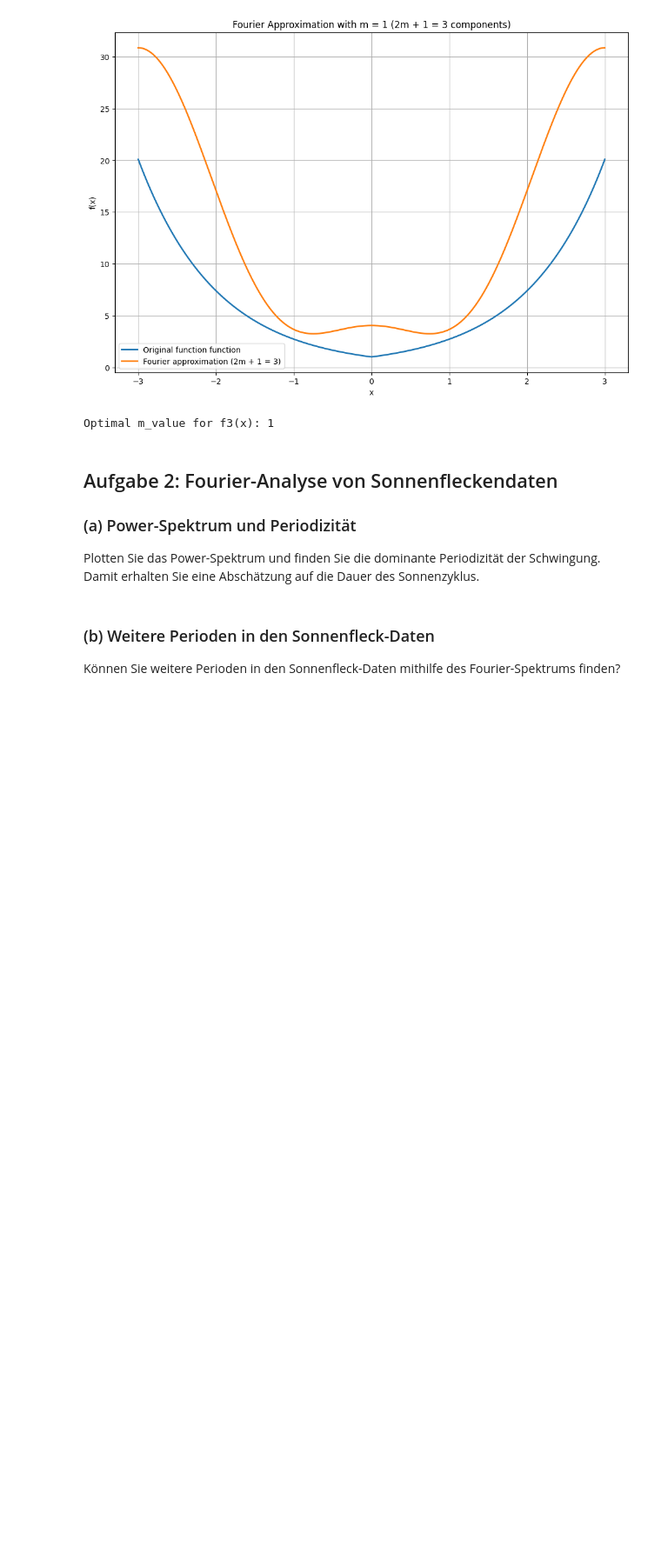
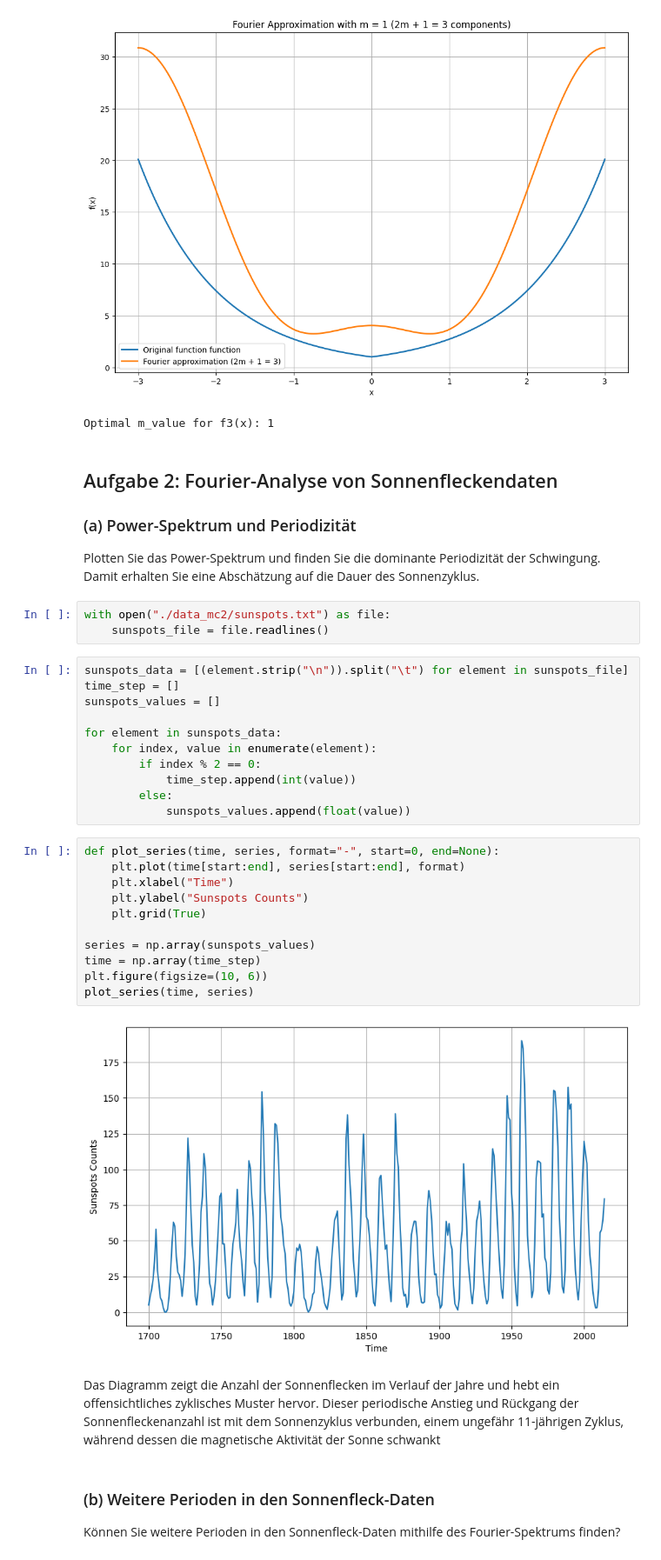
Before and after one commit to infamousperi/FourierTransformation, a Jupyter notebook: MC2.ipynb, the cells around one changed output. Shown at 87% size. Saved outputs shown, nothing was run; the diff lists cells and outputs as text; blank space fills up the shorter version.

```diff
--- a/MC2.ipynb
+++ b/MC2.ipynb
@@ -97,6 +99,35 @@ Optimal m_value for f3(x): 1
 
 ### (a) Power-Spektrum und Periodizität
 Plotten Sie das Power-Spektrum und finden Sie die dominante Periodizität der Schwingung. Damit erhalten Sie eine Abschätzung auf die Dauer des Sonnenzyklus.
+# %%
+with open("./data_mc2/sunspots.txt") as file:
+    sunspots_file = file.readlines()
+# %%
+sunspots_data = [(element.strip("\n")).split("\t") for element in sunspots_file]
+time_step = []
+sunspots_values = []
+
+for element in sunspots_data:
+    for index, value in enumerate(element):
+        if index % 2 == 0:
+            time_step.append(int(value))
+        else:
+            sunspots_values.append(float(value))
+# %%
+def plot_series(time, series, format="-", start=0, end=None):
+    plt.plot(time[start:end], series[start:end], format)
+    plt.xlabel("Time")
+    plt.ylabel("Sunspots Counts")
+    plt.grid(True)
+
+series = np.array(sunspots_values)
+time = np.array(time_step)
+plt.figure(figsize=(10, 6))
+plot_series(time, series)
+# %% [output]
+[figure, added]
+# %% [markdown]
+Das Diagramm zeigt die Anzahl der Sonnenflecken im Verlauf der Jahre und hebt ein offensichtliches zyklisches Muster hervor. Dieser periodische Anstieg und Rückgang der Sonnenfleckenanzahl ist mit dem Sonnenzyklus verbunden, einem ungefähr 11-jährigen Zyklus, während dessen die magnetische Aktivität der Sonne schwankt
 # %% [markdown]
 ### (b) Weitere Perioden in den Sonnenfleck-Daten
 Können Sie weitere Perioden in den Sonnenfleck-Daten mithilfe des Fourier-Spektrums finden?
```
Also changed, not shown: parts of 2 cells of this notebook.
